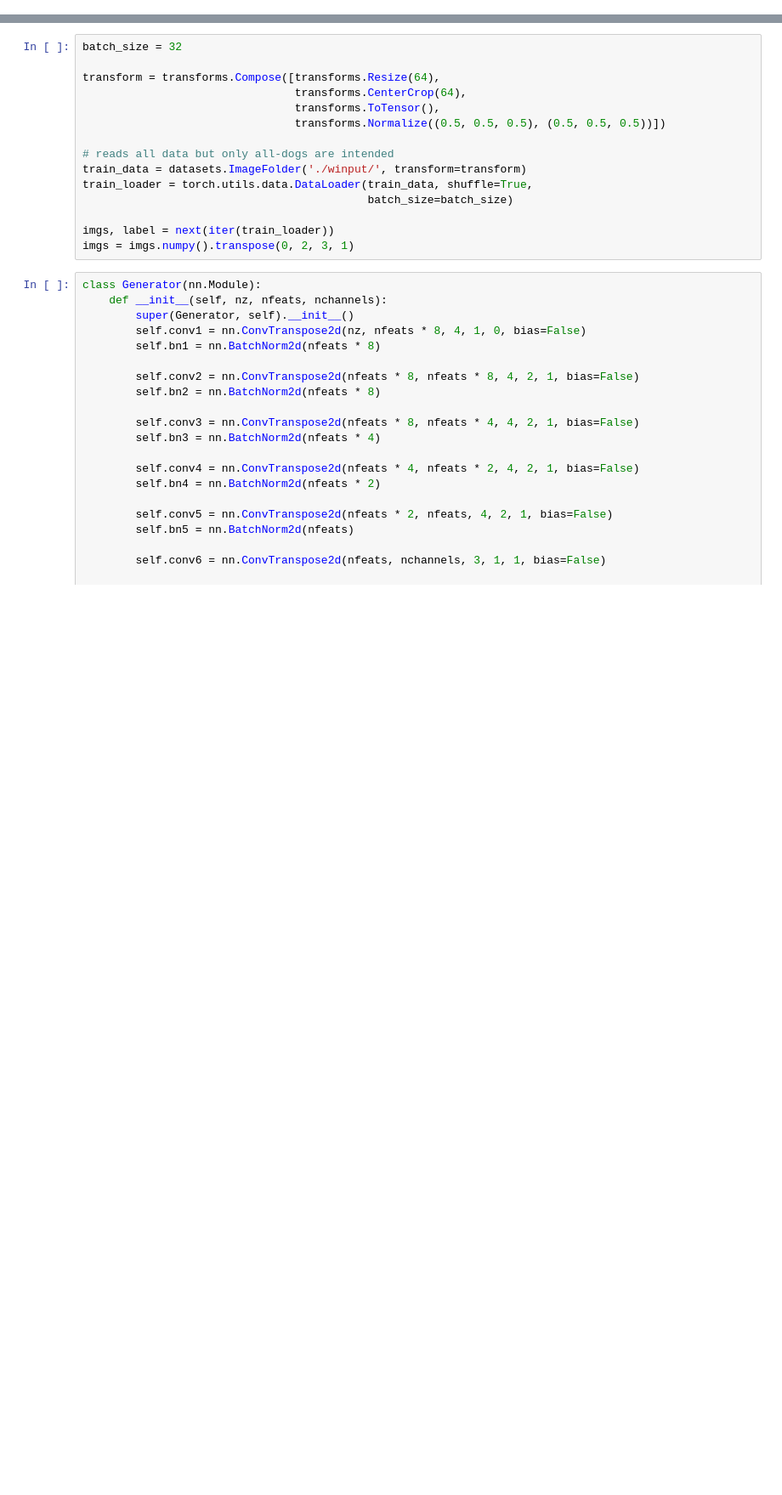
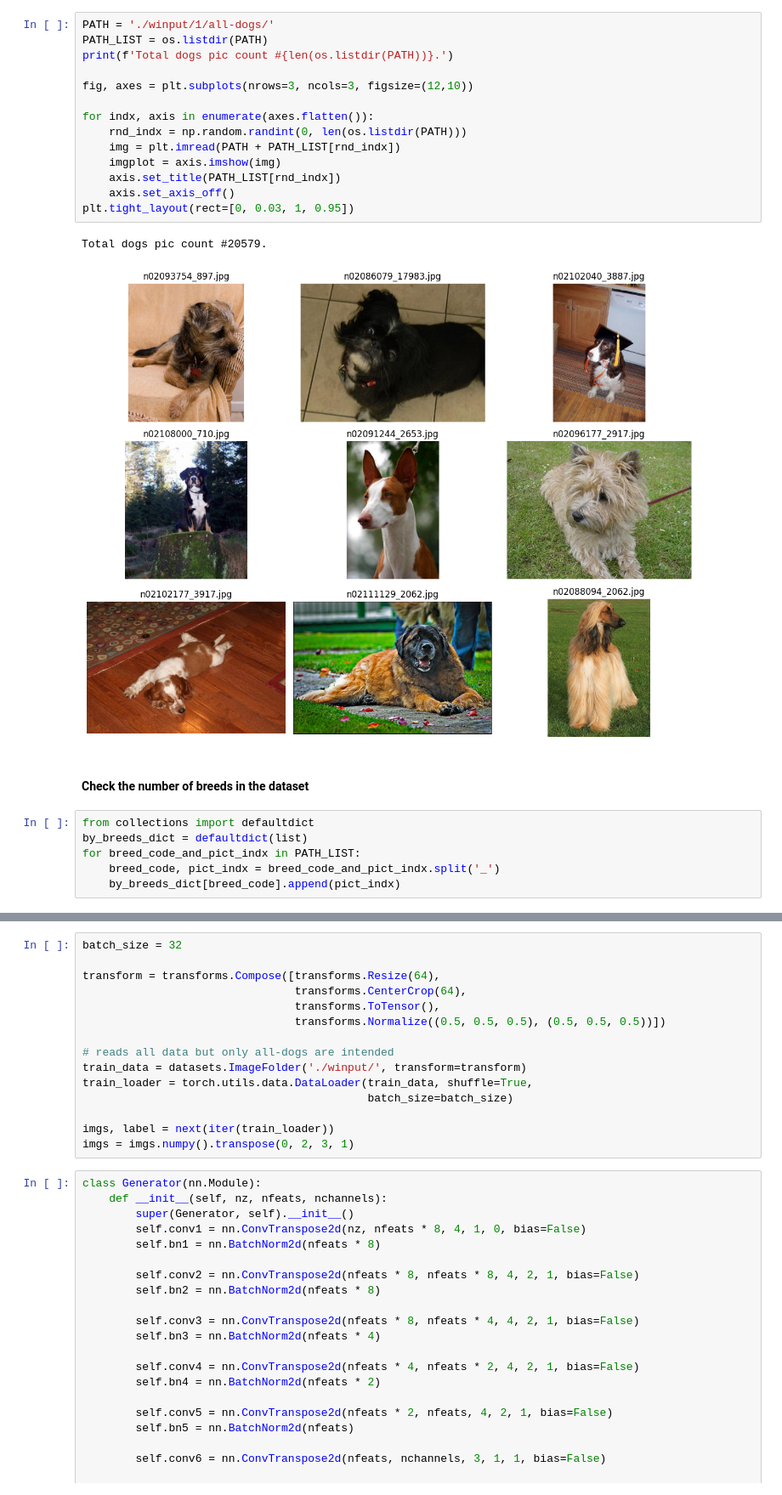
Before and after one commit to GRG0uVpfk/deeplearning-m5, a Jupyter notebook: gan-dogs.ipynb, the cells around one changed output, grey strips where cells are left out. Shown at 85% size. Cells and saved outputs as stored; diff of their text form; blank space fills up the shorter version.

```diff
--- a/gan-dogs.ipynb
+++ b/gan-dogs.ipynb
@@ -18,0 +37,25 @@ import os
+# %%
+PATH = './winput/1/all-dogs/'
+PATH_LIST = os.listdir(PATH)
+print(f'Total dogs pic count #{len(os.listdir(PATH))}.')
+
+fig, axes = plt.subplots(nrows=3, ncols=3, figsize=(12,10))
+
+for indx, axis in enumerate(axes.flatten()):
+    rnd_indx = np.random.randint(0, len(os.listdir(PATH)))
+    img = plt.imread(PATH + PATH_LIST[rnd_indx])
+    imgplot = axis.imshow(img)
+    axis.set_title(PATH_LIST[rnd_indx])
+    axis.set_axis_off()
+plt.tight_layout(rect=[0, 0.03, 1, 0.95])
+# %% [output]
+Total dogs pic count #20579.
+[figure, added]
+# %% [markdown]
+#### Check the number of breeds in the dataset
+# %%
+from collections import defaultdict
+by_breeds_dict = defaultdict(list)
+for breed_code_and_pict_indx in PATH_LIST:
+    breed_code, pict_indx = breed_code_and_pict_indx.split('_')
+    by_breeds_dict[breed_code].append(pict_indx)
```
Also changed, not shown: parts of 15 cells of this notebook.
